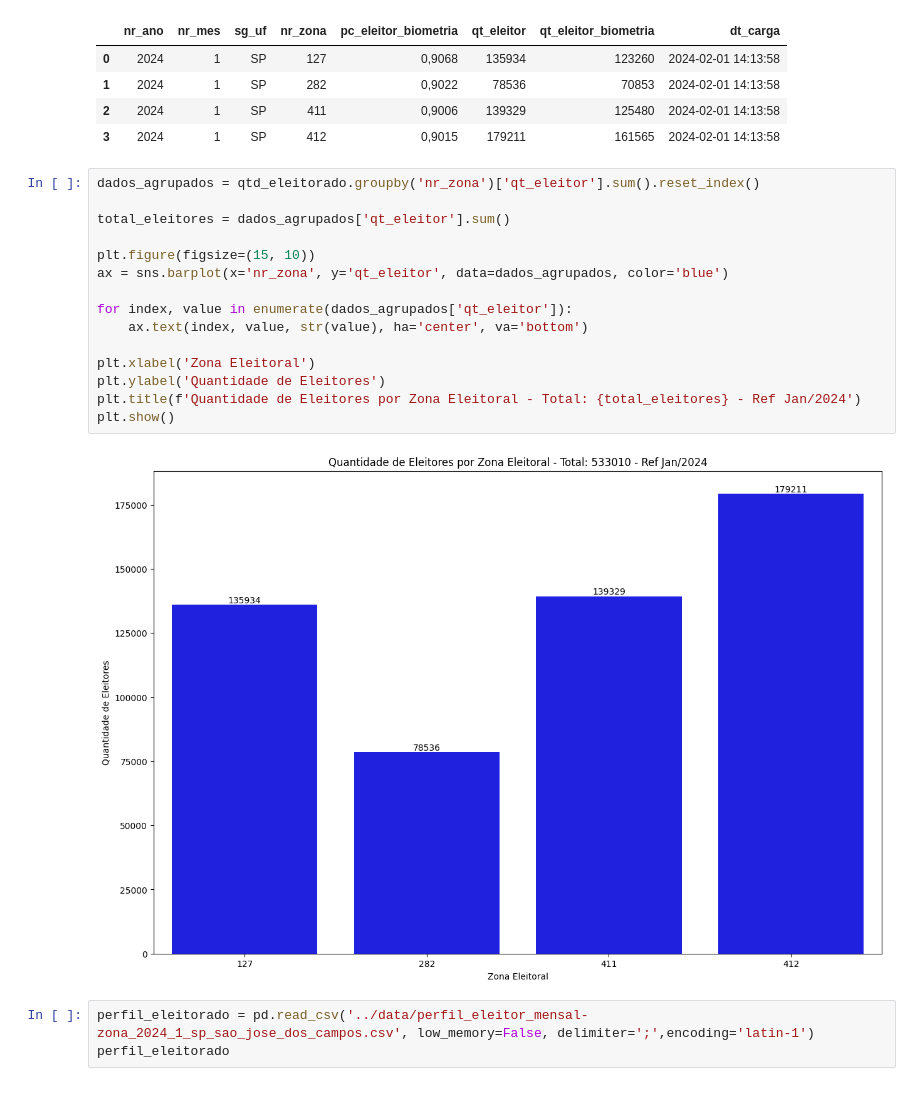
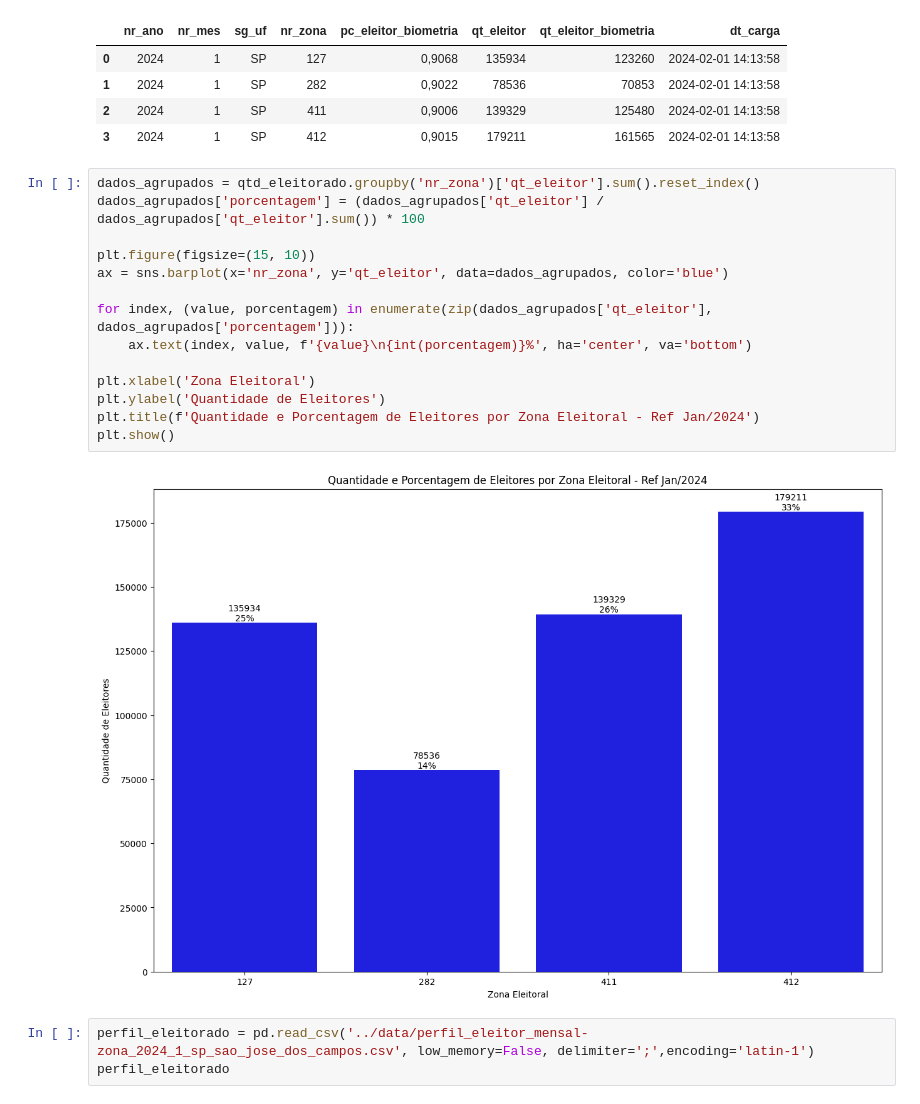
Before and after one commit to diogobranquinho/analytics, a Jupyter notebook: notebooks/mayoranalytics.ipynb, the cells around one changed output. Cells and saved outputs as stored; diff of their text form.

```diff
--- a/notebooks/mayoranalytics.ipynb
+++ b/notebooks/mayoranalytics.ipynb
@@ -18,21 +18,20 @@ qtd_eleitorado
 | 3 | 2024 | 1 | SP | 412 | 0,9015 | 179211 | 161565 | 2024-02-01 14:13:58 |
 # %%
 dados_agrupados = qtd_eleitorado.groupby('nr_zona')['qt_eleitor'].sum().reset_index()
-
-total_eleitores = dados_agrupados['qt_eleitor'].sum()
+dados_agrupados['porcentagem'] = (dados_agrupados['qt_eleitor'] / dados_agrupados['qt_eleitor'].sum()) * 100
 
 plt.figure(figsize=(15, 10))
 ax = sns.barplot(x='nr_zona', y='qt_eleitor', data=dados_agrupados, color='blue')
 
-for index, value in enumerate(dados_agrupados['qt_eleitor']):
-    ax.text(index, value, str(value), ha='center', va='bottom')
+for index, (value, porcentagem) in enumerate(zip(dados_agrupados['qt_eleitor'], dados_agrupados['porcentagem'])):
+    ax.text(index, value, f'{value}\n{int(porcentagem)}%', ha='center', va='bottom')
 
 plt.xlabel('Zona Eleitoral')
 plt.ylabel('Quantidade de Eleitores')
-plt.title(f'Quantidade de Eleitores por Zona Eleitoral - Total: {total_eleitores} - Ref Jan/2024')
+plt.title(f'Quantidade e Porcentagem de Eleitores por Zona Eleitoral - Ref Jan/2024')
 plt.show()
 # %% [output]
-[figure, old version]
+[figure, new version]
 # %%
 perfil_eleitorado = pd.read_csv('../data/perfil_eleitor_mensal-zona_2024_1_sp_sao_jose_dos_campos.csv', low_memory=False, delimiter=';',encoding='latin-1')
 perfil_eleitorado
```
Also changed, not shown: parts of 10 cells of this notebook, 4 other files.
